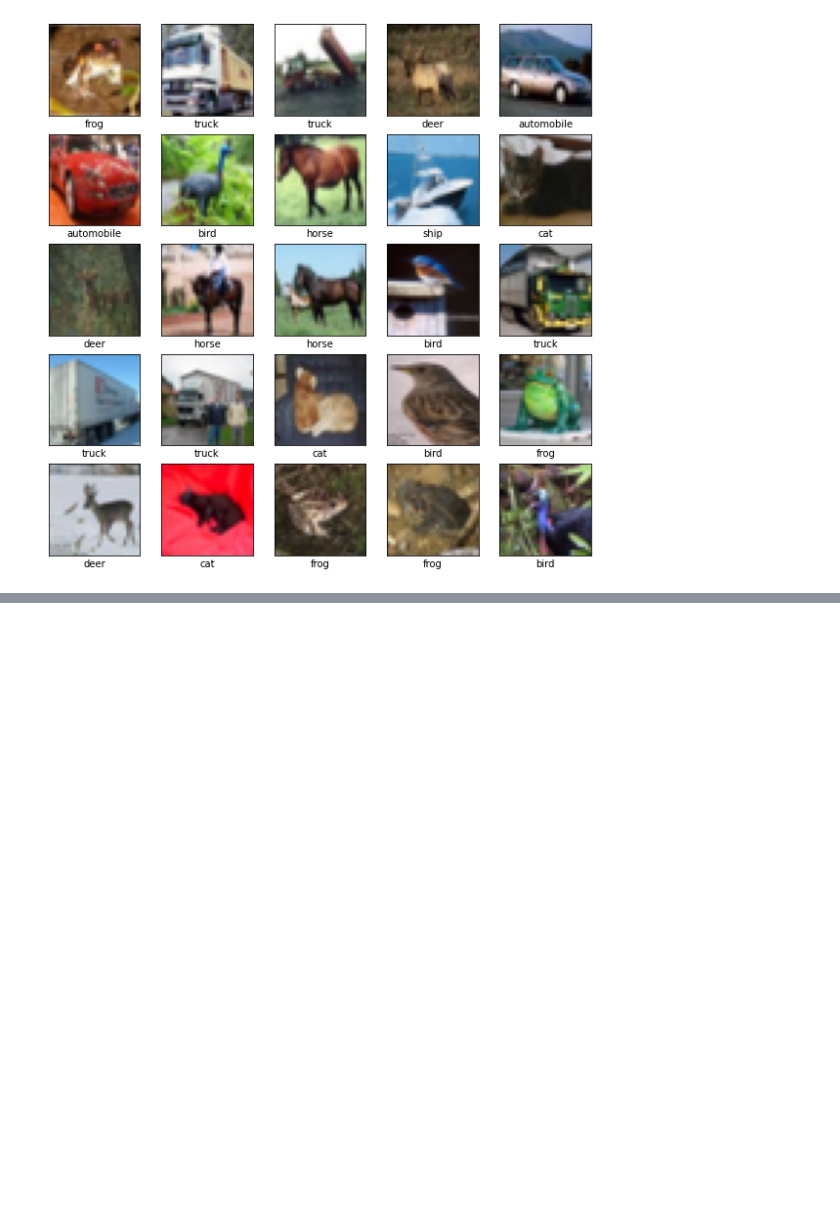
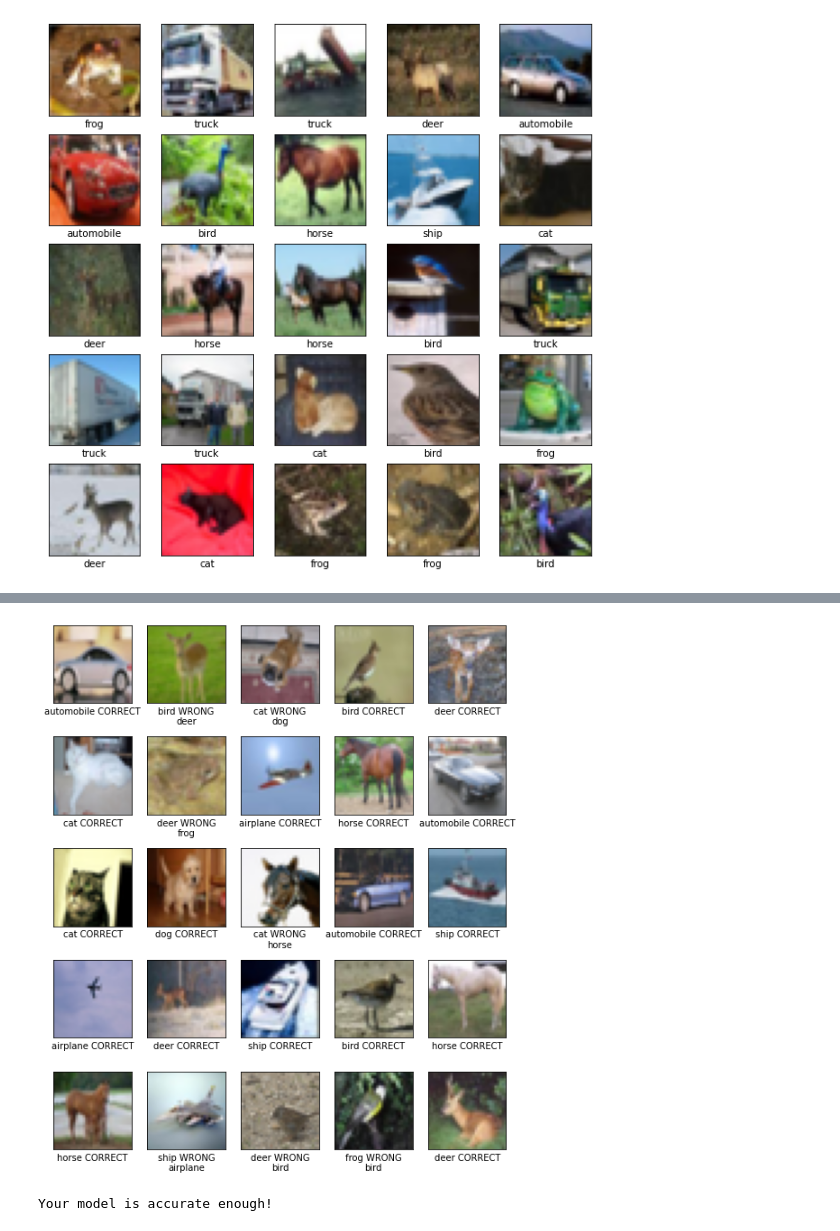
Before and after one commit to FarhinaMirza/CE888, a Jupyter notebook: cnn.ipynb, the cells around one changed output, grey strips where cells are left out. Drawn from its saved outputs; the diff is of its cells as text; code cells hidden in the pictures; blank space fills up the shorter version.

```diff
--- a/cnn.ipynb
+++ b/cnn.ipynb
@@ -411,0 +480,33 @@ train_images.shape[1:]
+# %%
+plt.figure(figsize=(9,11))
+# plot 25 random images from the test set.
+first_index = np.random.randint(len(test_images)-25)
+for i in range(first_index,first_index+25):
+    # define subplot
+    plt.subplot(5,5,i+1-first_index)
+    # plot raw pixel data
+    plt.imshow(test_images0[i], cmap=plt.get_cmap('gray'))
+    plt.xticks([])
+    plt.yticks([])
+    plt.grid(False)
+    if class_names != None:
+        # Add a label underneath, if we have one...
+        prediction = model(test_images[i:i+1])[0,:]
+        prediction_class = np.argmax(prediction)
+        true_label = test_labels[i]
+        class_name = class_names[prediction_class]
+        plt.xlabel(class_name+" "+("CORRECT" if prediction_class==true_label else "WRONG\n{}".format(class_names[true_label])))
+plt.subplots_adjust(hspace=0.2)
+plt.show()
+# %% [output]
+[figure, added]
+# %%
+if history.history["val_accuracy"][-1] > accuracy_threshold:
+    print("Your model is accurate enough!")
+    # Save the model into a local folder
+    keras.models.save_model(model, "Model1"+dataset_name+".h5",save_format='h5')
+else:
+    print("Accuracy is below the threshold!")
+    raise Exception("Your model isn't accurate enough to pass the progress checker!")
+# %% [output]
+Your model is accurate enough!
```
Also changed, not shown: parts of 6 cells of this notebook.
